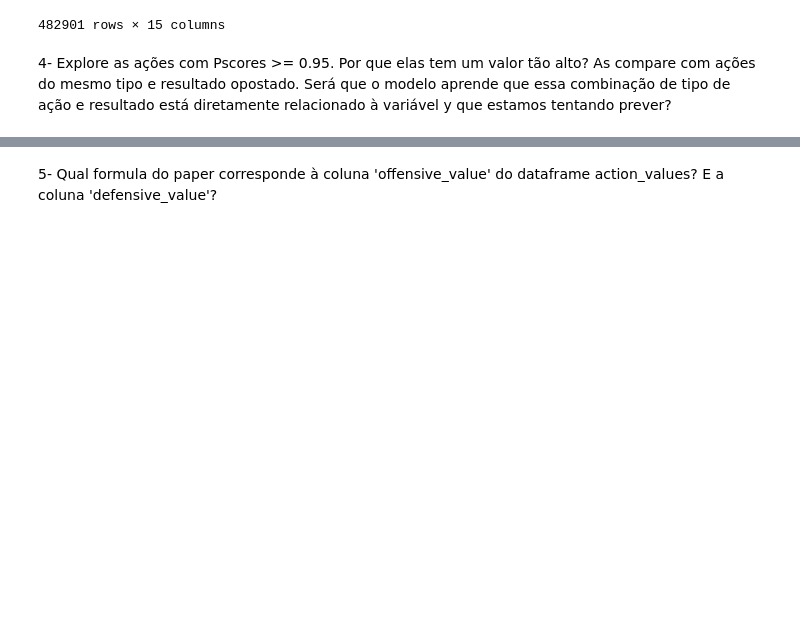
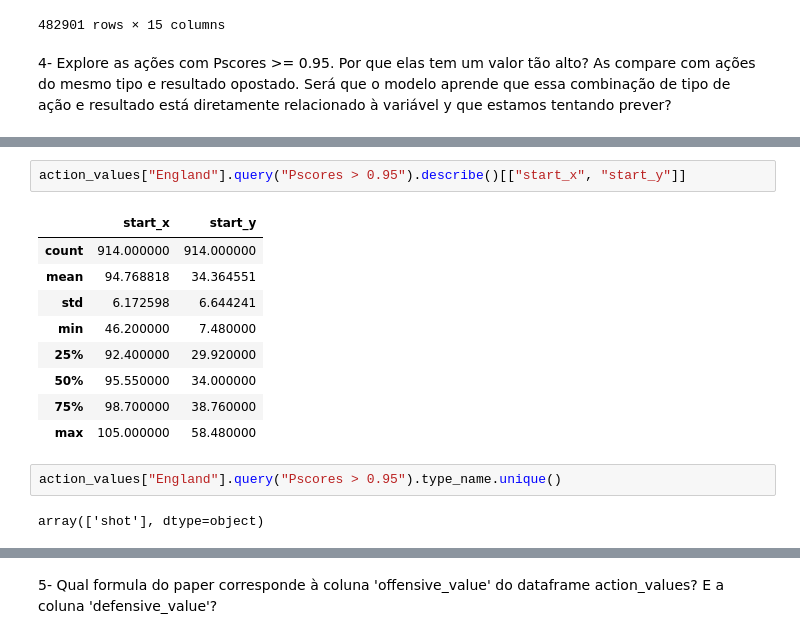
Before and after one commit to lframosferreira/soccer-analytics-notebooks, a Jupyter notebook: atv05/luis_felipe_ramos_ferreira.ipynb, the cells around one changed output, grey strips where cells are left out. Saved outputs shown, nothing was run; the diff lists cells and outputs as text; blank space fills up the shorter version.

```diff
--- a/atv05/luis_felipe_ramos_ferreira.ipynb
+++ b/atv05/luis_felipe_ramos_ferreira.ipynb
@@ -319,0 +345,16 @@ action_values["England"]
+# %%
+action_values["England"].query("Pscores > 0.95").describe()[["start_x", "start_y"]]
+# %% [output]
+|  | start_x | start_y |
+| count | 914.000000 | 914.000000 |
+| mean | 94.768818 | 34.364551 |
+| std | 6.172598 | 6.644241 |
+| min | 46.200000 | 7.480000 |
+| 25% | 92.400000 | 29.920000 |
+| 50% | 95.550000 | 34.000000 |
+| 75% | 98.700000 | 38.760000 |
+| max | 105.000000 | 58.480000 |
+# %%
+action_values["England"].query("Pscores > 0.95").type_name.unique()
+# %% [output]
+array(['shot'], dtype=object)
```
Also changed, not shown: parts of 14 cells of this notebook.
